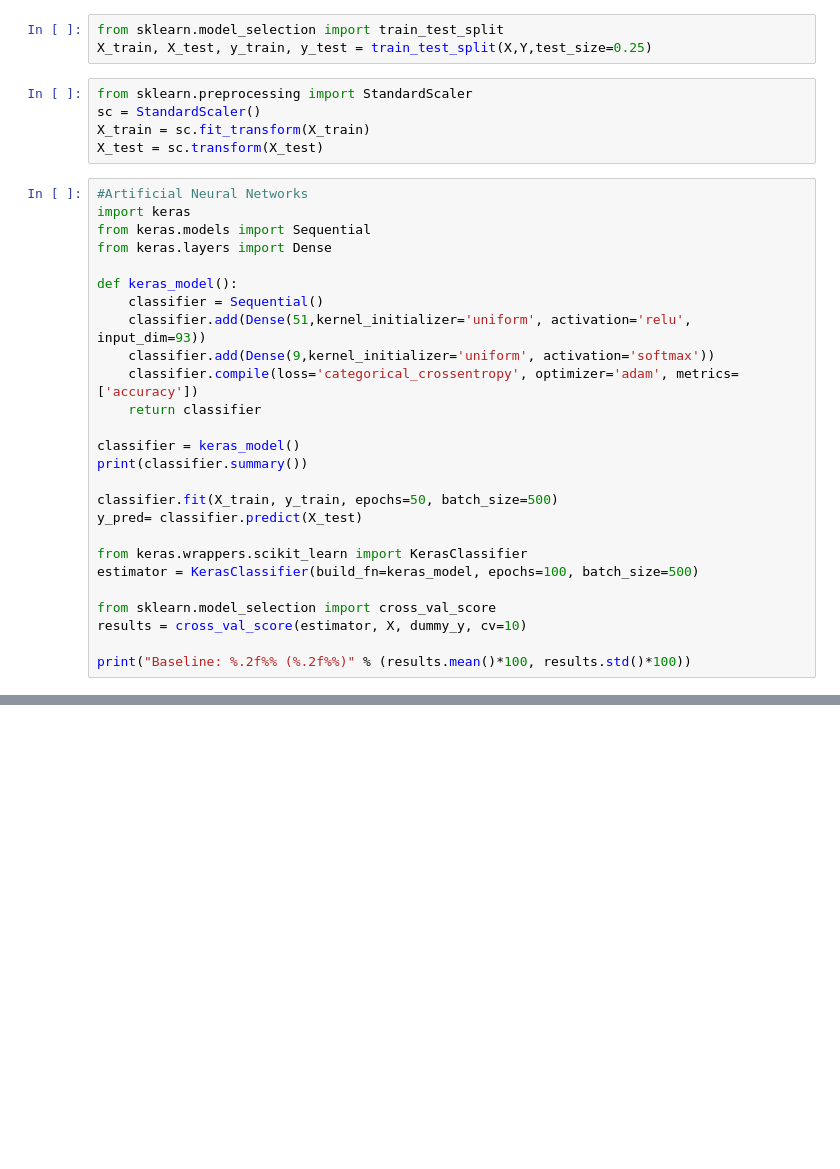
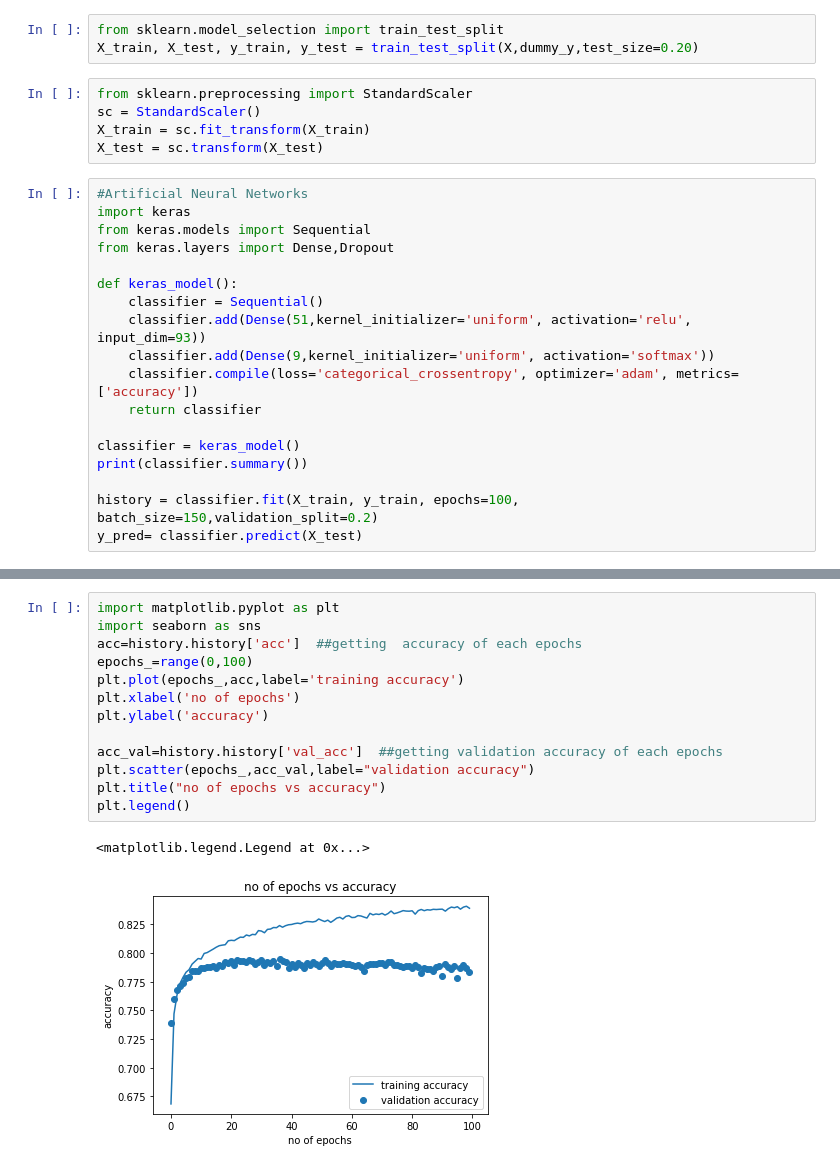
Before and after one commit to akingulpinar/CNG562_Otto_Product_Classification, a Jupyter notebook: Gulpinar_Otto_Product_Classification.ipynb, the cells around one changed output, grey strips where cells are left out. Cells and saved outputs as stored; diff of their text form; blank space fills up the shorter version.

```diff
--- a/Gulpinar_Otto_Product_Classification.ipynb
+++ b/Gulpinar_Otto_Product_Classification.ipynb
@@ -24,6 +44,6 @@ dummy_y = np_utils.to_categorical(Y)
 # %%
 from sklearn.model_selection import train_test_split
-X_train, X_test, y_train, y_test = train_test_split(X,Y,test_size=0.25)
+X_train, X_test, y_train, y_test = train_test_split(X,dummy_y,test_size=0.20)
 # %%
 from sklearn.preprocessing import StandardScaler
 sc = StandardScaler()
@@ -33,7 +53,7 @@ X_test = sc.transform(X_test)
 #Artificial Neural Networks
 import keras
 from keras.models import Sequential
-from keras.layers import Dense
+from keras.layers import Dense,Dropout
 
 def keras_model():
     classifier = Sequential()
@@ -45,13 +65,5 @@ def keras_model():
 classifier = keras_model()
 print(classifier.summary())
 
-classifier.fit(X_train, y_train, epochs=50, batch_size=500)
+history = classifier.fit(X_train, y_train, epochs=100, batch_size=150,validation_split=0.2)
 y_pred= classifier.predict(X_test)
-
-from keras.wrappers.scikit_learn import KerasClassifier
-estimator = KerasClassifier(build_fn=keras_model, epochs=100, batch_size=500)
-
-from sklearn.model_selection import cross_val_score
-results = cross_val_score(estimator, X, dummy_y, cv=10)
-
-print("Baseline: %.2f%% (%.2f%%)" % (results.mean()*100, results.std()*100))
@@ -57,0 +88,16 @@ print("Baseline: %.2f%% (%.2f%%)" % (results.mean()*100, results.std()*100))
+# %%
+import matplotlib.pyplot as plt
+import seaborn as sns
+acc=history.history['acc']  ##getting  accuracy of each epochs
+epochs_=range(0,100)
+plt.plot(epochs_,acc,label='training accuracy')
+plt.xlabel('no of epochs')
+plt.ylabel('accuracy')
+
+acc_val=history.history['val_acc']  ##getting validation accuracy of each epochs
+plt.scatter(epochs_,acc_val,label="validation accuracy")
+plt.title("no of epochs vs accuracy")
+plt.legend()
+# %% [output]
+<matplotlib.legend.Legend at 0x...>
+[figure, added]
```
Also changed, not shown: parts of 13 cells of this notebook.
